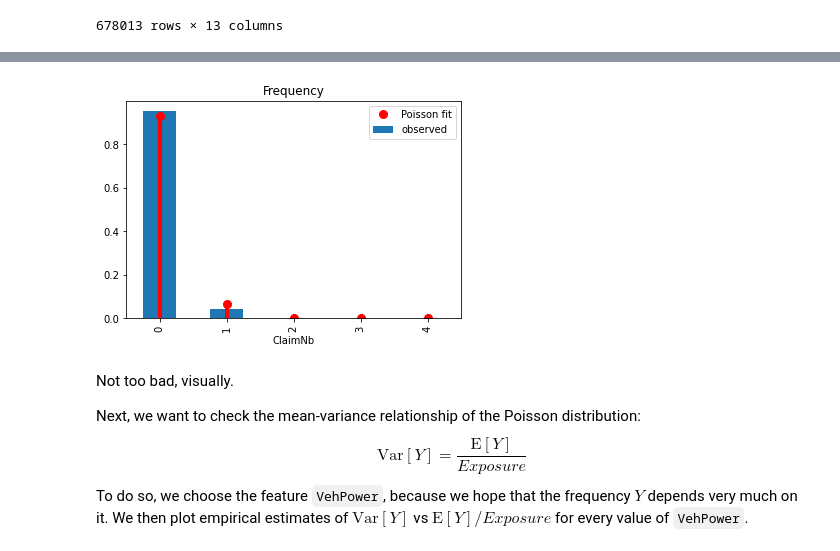
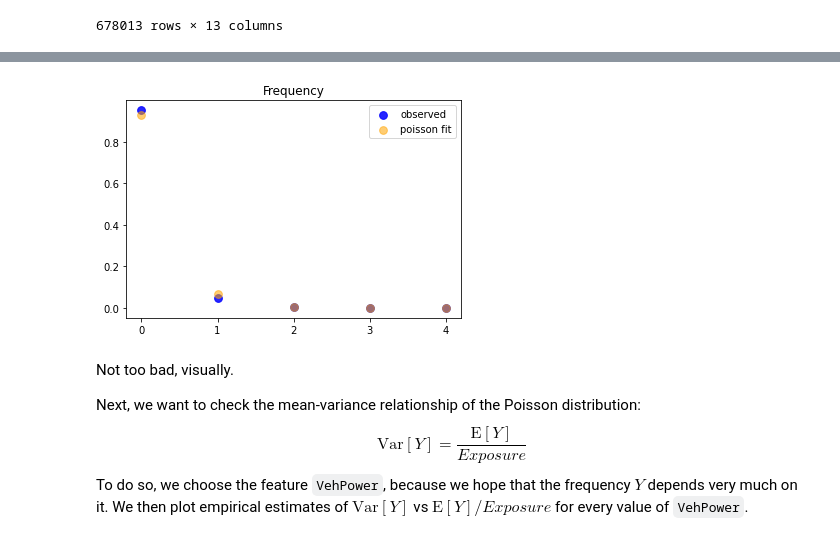
Before and after one commit to Quantco/glum, a Jupyter notebook: docs/tutorials/glm_french_motor_tutorial/glm_french_motor.ipynb, the cells around one changed output, grey strips where cells are left out. Drawn from its saved outputs; the diff is of its cells as text; code cells hidden in the pictures.

```diff
--- a/docs/tutorials/glm_french_motor_tutorial/glm_french_motor.ipynb
+++ b/docs/tutorials/glm_french_motor_tutorial/glm_french_motor.ipynb
@@ -118,22 +118,21 @@ We summarize our assumptions for a Poisson-GLM model with the log-link:
 
 To verify our assumptions, we start by plotting the observed frequencies and a fitted Poisson distribution (Poisson regression with intercept only).
 # %%
+# plt.subplots(figsize=(10, 7))
 df_plot = (
     df.loc[:, ['ClaimNb', 'Exposure']].groupby('ClaimNb').sum()
     .assign(Frequency_Observed = lambda x: x.Exposure / df['Exposure'].sum())
 )
+mean = df['ClaimNb'].sum() / df['Exposure'].sum()
 
-df_plot['Frequency_Observed'].plot(kind = 'bar', label='observed')
-
-mean = df['ClaimNb'].sum() / df['Exposure'].sum()
 x = range(5)
-plt.plot(x, scipy.stats.poisson.pmf(x, mean), 'ro', ms=8, mec='r', label='Poisson fit')
-plt.vlines(x=x, ymin=0, ymax=scipy.stats.poisson.pmf(x, mean), color='r', lw=4)
+plt.scatter(x, df_plot['Frequency_Observed'].values, color="blue", alpha=0.85, s=60, label='observed')
+plt.scatter(x, scipy.stats.poisson.pmf(x, mean), color="orange", alpha=0.55, s=60, label="poisson fit")
 plt.xticks(x)
 plt.legend()
 plt.title("Frequency");
 # %% [output]
-[figure, old version]
+[figure, new version]
 # %% [markdown]
 Not too bad, visually.
 
```
Also changed, not shown: parts of 10 cells of this notebook, 1 other file.
